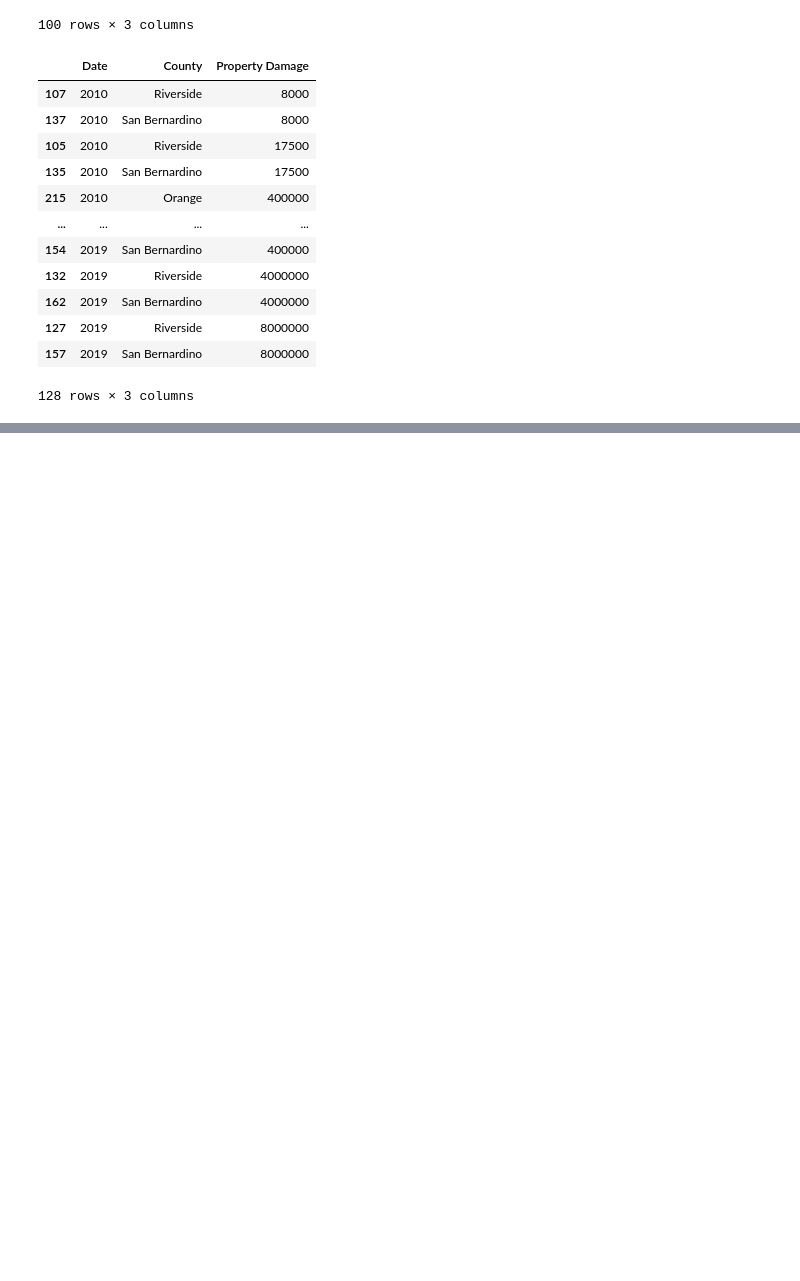
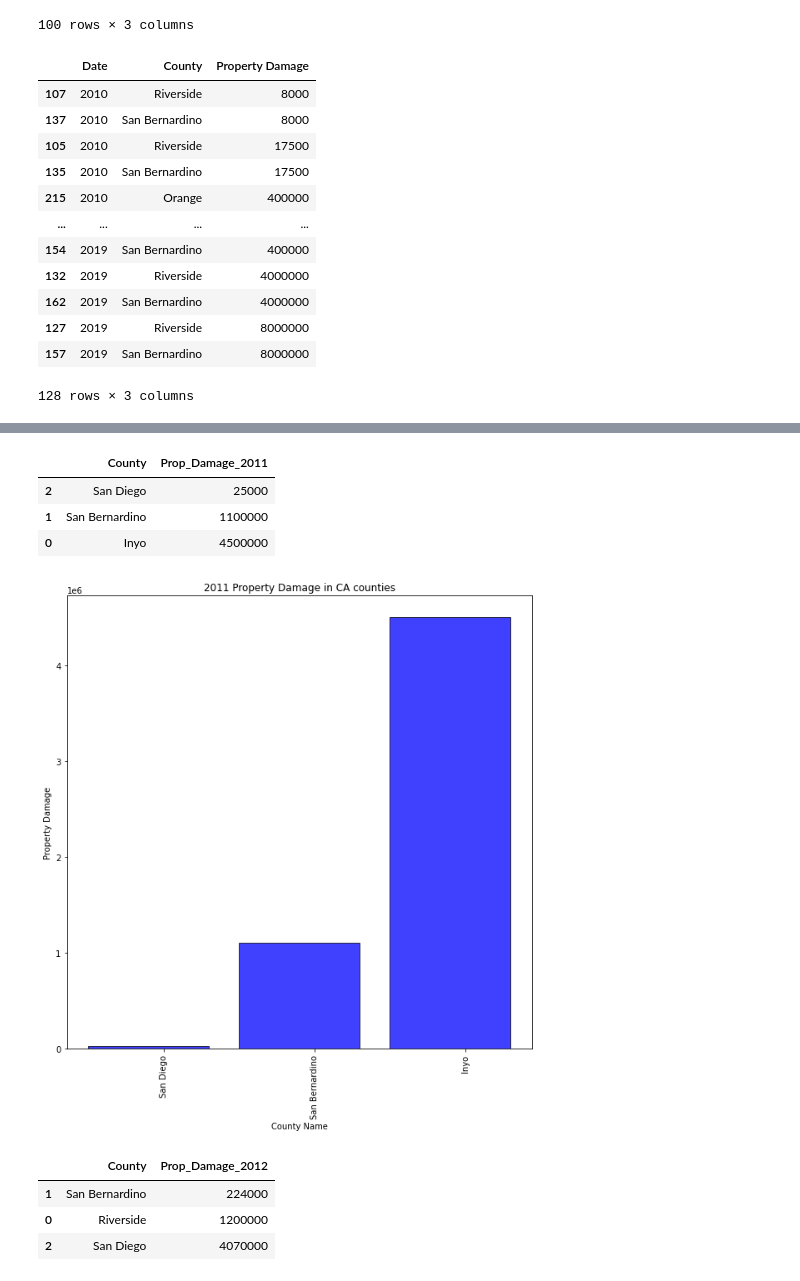
Before and after one commit to jacobdv/extreme-weather, a Jupyter notebook: wf_propertydamage_analysis.ipynb, the cells around one changed output, grey strips where cells are left out. Saved outputs shown, nothing was run; the diff lists cells and outputs as text; code cells hidden in the pictures; blank space fills up the shorter version.

```diff
--- a/wf_propertydamage_analysis.ipynb
+++ b/wf_propertydamage_analysis.ipynb
@@ -627,0 +165,41 @@ plt.show()
+# %%
+property_2011 = property_wildfire.loc[(property_wildfire['Date'] == '2011')]
+property_2011 = property_2011[['Date', 'County', 'Property Damage']]
+property_2011 = property_2011.groupby(["Date", "County"]).sum().reset_index()
+property_2011 = property_2011[['County', 'Property Damage']]
+property_2011 = property_2011.rename(columns={'Property Damage': 'Prop_Damage_2011'})
+property_2011 = property_2011.sort_values(by=['Prop_Damage_2011'])
+property_2011
+# %% [output]
+|  | County | Prop_Damage_2011 |
+| 2 | San Diego | 25000 |
+| 1 | San Bernardino | 1100000 |
+| 0 | Inyo | 4500000 |
+# %%
+x_axis = np.arange(len(property_2011))
+p_tick_loc = [value+0.5 for value in x_axis]
+
+plt.figure(figsize=(10,10))
+plt.bar(x_axis , property_2011['Prop_Damage_2011'], color='b', alpha=0.75, align='edge', edgecolor='black')
+plt.xticks(p_tick_loc, property_2011['County'], rotation='vertical')
+
+plt.title('2011 Property Damage in CA counties')
+plt.xlabel('County Name')
+plt.ylabel('Property Damage')
+# plt.savefig('Chia_pngs/wildfires_2010', dpi=300, bbox_inches='tight')
+plt.show()
+# %% [output]
+[figure, added]
+# %%
+property_2012 = property_wildfire.loc[(property_wildfire['Date'] == '2012')]
+property_2012 = property_2012[['Date', 'County', 'Property Damage']]
+property_2012 = property_2012.groupby(["Date", "County"]).sum().reset_index()
+property_2012 = property_2012[['County', 'Property Damage']]
+property_2012 = property_2012.rename(columns={'Property Damage': 'Prop_Damage_2012'})
+property_2012 = property_2012.sort_values(by=['Prop_Damage_2012'])
+property_2012
+# %% [output]
+|  | County | Prop_Damage_2012 |
+| 1 | San Bernardino | 224000 |
+| 0 | Riverside | 1200000 |
+| 2 | San Diego | 4070000 |
```
Also changed, not shown: parts of 56 cells of this notebook, 1 other file.
